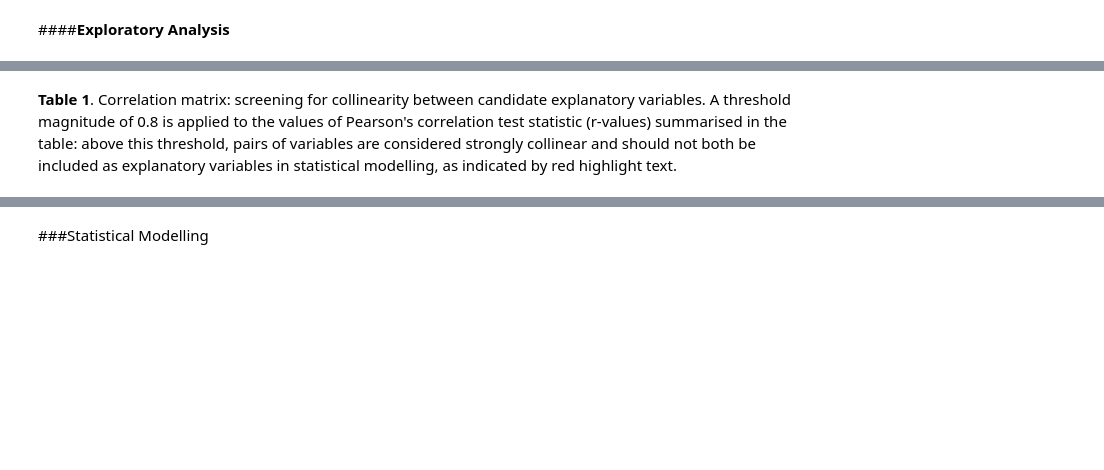
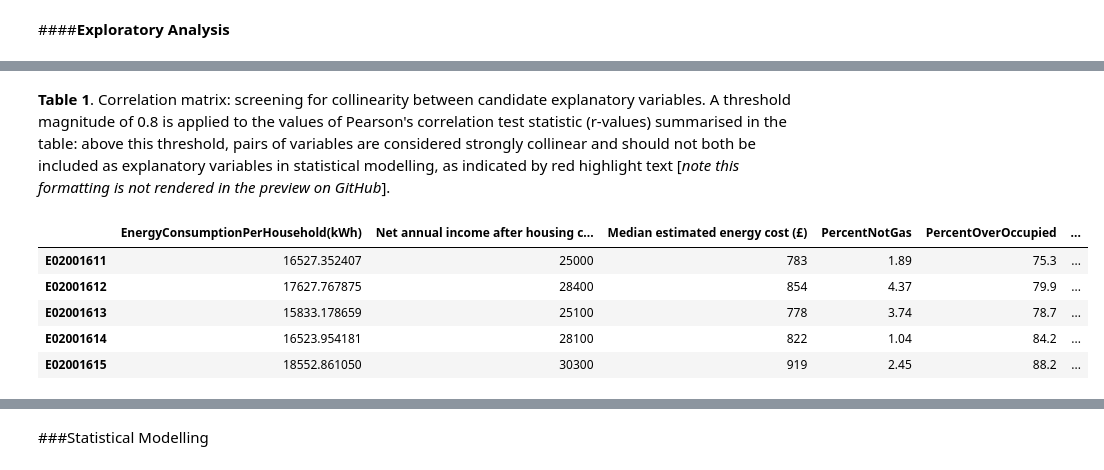
Before and after one commit to jwsn8667/GEOG5003M, a Jupyter notebook: GEOG5003_A2_201913950.ipynb, the cells around one changed output, grey strips where cells are left out. Saved outputs shown, nothing was run; the diff lists cells and outputs as text; code cells hidden in the pictures; blank space fills up the shorter version.

```diff
--- a/GEOG5003_A2_201913950.ipynb
+++ b/GEOG5003_A2_201913950.ipynb
@@ -351,4 +354,4 @@ Corr_Matrix
 | PercentDetached | 0.643407 | 0.483555 | -0.190731 | 0.745989 | 0.672301 | ... |
 | PercentOver65 | 0.498059 | 0.439595 | -0.498973 | 0.823038 | 0.774201 | ... |
 # %% [markdown]
-**Table 1**.  Correlation matrix: screening for collinearity between candidate explanatory variables.  A threshold magnitude of 0.8 is applied to the values of Pearson's correlation test statistic (r-values) summarised in the table: above this threshold, pairs of variables are considered strongly collinear and should not both be included as explanatory variables in statistical modelling, as indicated by red highlight text.
+**Table 1**.  Correlation matrix: screening for collinearity between candidate explanatory variables.  A threshold magnitude of 0.8 is applied to the values of Pearson's correlation test statistic (r-values) summarised in the table: above this threshold, pairs of variables are considered strongly collinear and should not both be included as explanatory variables in statistical modelling, as indicated by red highlight text [*note this formatting is not rendered in the preview on GitHub*].
@@ -356,0 +358,11 @@ Corr_Matrix
+# %%
+Model_Variables = pd.concat([Sheff_HholdsEnergy,Explanatory_Variables], axis=1).drop(columns=['PercentOwnerOccupied'])
+
+Model_Variables.head()
+# %% [output]
+|  | EnergyConsumptionPerHousehold(kWh) | Net annual income after housing c... | Median estimated energy cost (£) | PercentNotGas | PercentOverOccupied | ... |
+| E02001611 | 16527.352407 | 25000 | 783 | 1.89 | 75.3 | ... |
+| E02001612 | 17627.767875 | 28400 | 854 | 4.37 | 79.9 | ... |
+| E02001613 | 15833.178659 | 25100 | 778 | 3.74 | 78.7 | ... |
+| E02001614 | 16523.954181 | 28100 | 822 | 1.04 | 84.2 | ... |
+| E02001615 | 18552.861050 | 30300 | 919 | 2.45 | 88.2 | ... |
```
Also changed, not shown: parts of 5 cells of this notebook.
